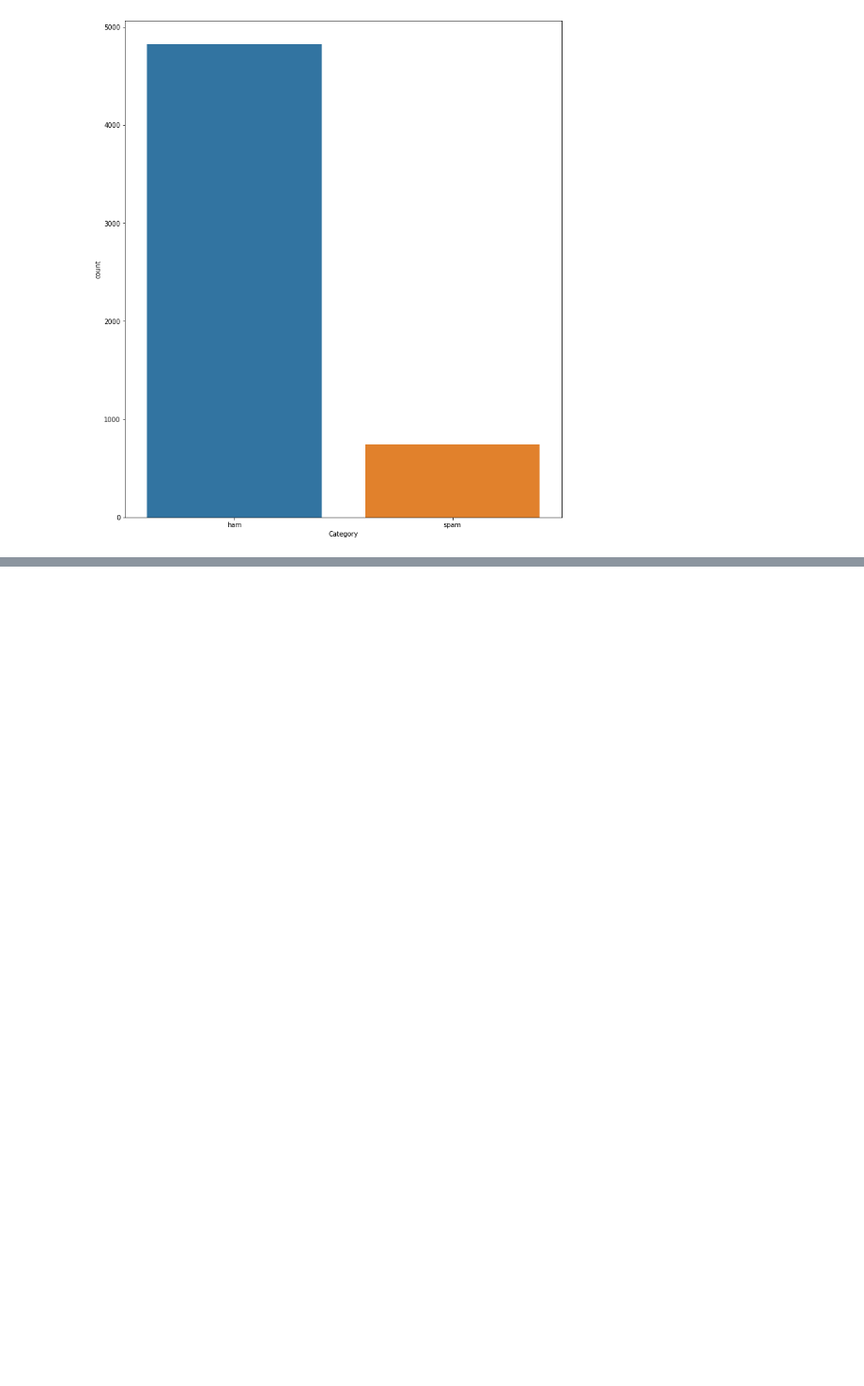
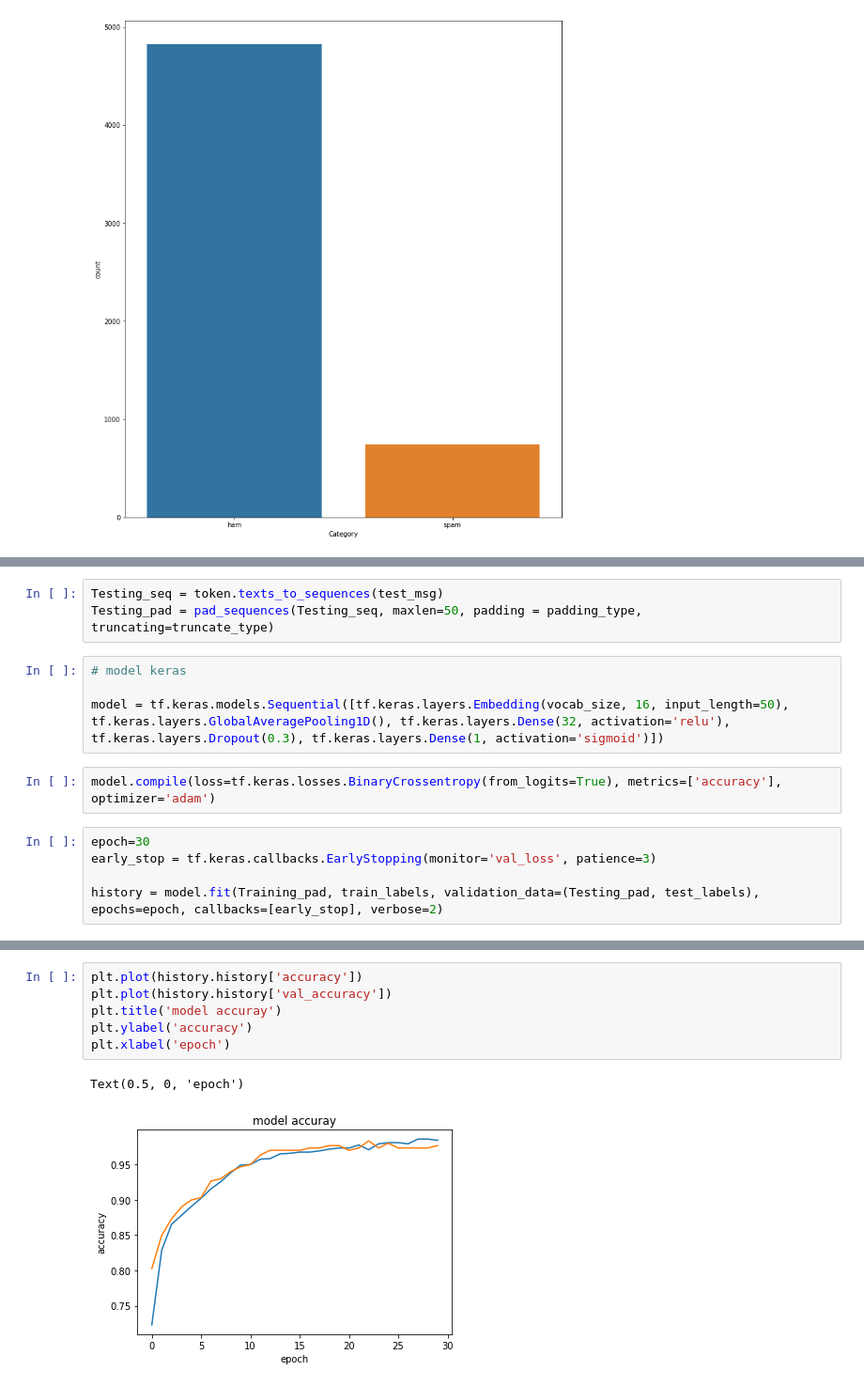
Before and after one commit to frentzen2003/AMDexcersie, a Jupyter notebook: Text Classification To Detect Spam Using TensorFlow/SpamTextDetectorUsingTensorFlow.ipynb, the cells around one changed output, grey strips where cells are left out. Shown: that part at 94% size. Cells and saved outputs as stored; diff of their text form; blank space fills up the shorter version.

```diff
--- a/Text Classification To Detect Spam Using TensorFlow/SpamTextDetectorUsingTensorFlow.ipynb
+++ b/Text Classification To Detect Spam Using TensorFlow/SpamTextDetectorUsingTensorFlow.ipynb
@@ -50,0 +153,14 @@ sns.countplot(data['Category'])
+# %%
+Testing_seq = token.texts_to_sequences(test_msg)
+Testing_pad = pad_sequences(Testing_seq, maxlen=50, padding = padding_type, truncating=truncate_type)
+# %%
+# model keras
+
+model = tf.keras.models.Sequential([tf.keras.layers.Embedding(vocab_size, 16, input_length=50), tf.keras.layers.GlobalAveragePooling1D(), tf.keras.layers.Dense(32, activation='relu'), tf.keras.layers.Dropout(0.3), tf.keras.layers.Dense(1, activation='sigmoid')])
+# %%
+model.compile(loss=tf.keras.losses.BinaryCrossentropy(from_logits=True), metrics=['accuracy'], optimizer='adam')
+# %%
+epoch=30
+early_stop = tf.keras.callbacks.EarlyStopping(monitor='val_loss', patience=3)
+
+history = model.fit(Training_pad, train_labels, validation_data=(Testing_pad, test_labels), epochs=epoch, callbacks=[early_stop], verbose=2)
@@ -50,0 +193,9 @@ sns.countplot(data['Category'])
+# %%
+plt.plot(history.history['accuracy'])
+plt.plot(history.history['val_accuracy'])
+plt.title('model accuray')
+plt.ylabel('accuracy')
+plt.xlabel('epoch')
+# %% [output]
+Text(0.5, 0, 'epoch')
+[figure, added]
```
Also changed, not shown: parts of 15 cells of this notebook.
